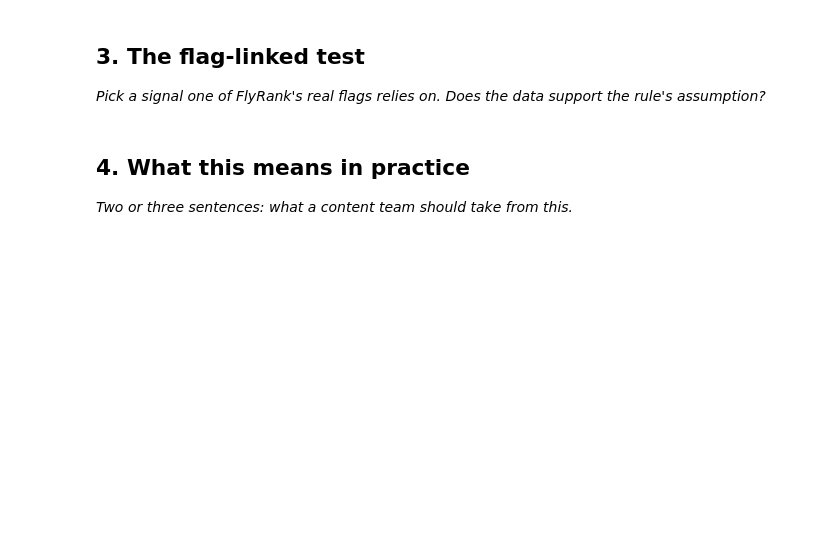
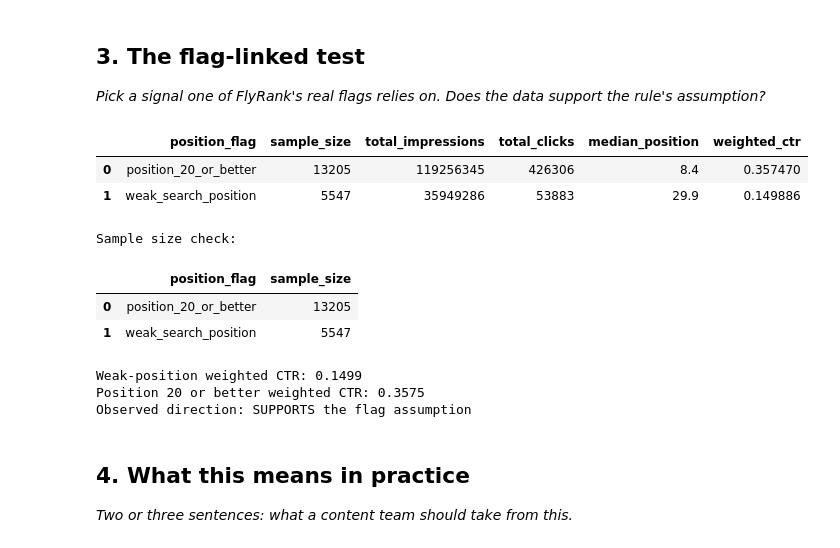
Before and after one commit to suyashverma0/flyrank-ml-workspace2, a Jupyter notebook: work/notebooks/w04_signal_audit.ipynb, the cells around one changed output. Cells and saved outputs as stored; diff of their text form; code cells hidden in the pictures; blank space fills up the shorter version.

```diff
--- a/work/notebooks/w04_signal_audit.ipynb
+++ b/work/notebooks/w04_signal_audit.ipynb
@@ -30,3 +327,76 @@ This skeleton is yours to fill. Work the sections **in order** — each one has
+# %%
+# This cell is for CODE (numbers, a query, a check).
+# Write your text answer in the cell ABOVE this one — typing sentences here breaks Run All.
+flag_data = df[
+    (df["impressions_90d"] >= 300) &
+    (df["avg_position"] > 0)
+].copy()
+
+flag_data["position_flag"] = np.where(
+    flag_data["avg_position"] > 20,
+    "weak_search_position",
+    "position_20_or_better"
+)
+
+flag_summary = (
+    flag_data.groupby("position_flag")
+    .agg(
+        sample_size=("content_id", "count"),
+        total_impressions=("impressions_90d", "sum"),
+        total_clicks=("clicks_90d", "sum"),
+        median_position=("avg_position", "median")
+    )
+    .reset_index()
+)
+
+# Weighted CTR = total clicks / total impressions * 100
+flag_summary["weighted_ctr"] = (
+    flag_summary["total_clicks"] /
+    flag_summary["total_impressions"] * 100
+)
+
+display(flag_summary)
+
+print("\nSample size check:")
+display(
+    flag_summary[["position_flag", "sample_size"]]
+)
+
+if len(flag_summary) == 2 and (flag_summary["sample_size"] >= 50).all():
+
+    weak_ctr = flag_summary.loc[
+        flag_summary["position_flag"] == "weak_search_position",
+        "weighted_ctr"
+    ].iloc[0]
+
+    better_ctr = flag_summary.loc[
+        flag_summary["position_flag"] == "position_20_or_better",
+        "weighted_ctr"
+    ].iloc[0]
+
+    print("\nWeak-position weighted CTR:", round(weak_ctr, 4))
+    print("Position 20 or better weighted CTR:", round(better_ctr, 4))
+
+    if weak_ctr < better_ctr:
+        print("Observed direction: SUPPORTS the flag assumption")
+    elif weak_ctr > better_ctr:
+        print("Observed direction: OPPOSES the flag assumption")
+    else:
+        print("Observed direction: NO DIFFERENCE")
+
+else:
+    print("Insufficient sample size for a firm flag verdict.")
+# %% [output]
+|  | position_flag | sample_size | total_impressions | total_clicks | median_position | weighted_ctr |
+| 0 | position_20_or_better | 13205 | 119256345 | 426306 | 8.4 | 0.357470 |
+| 1 | weak_search_position | 5547 | 35949286 | 53883 | 29.9 | 0.149886 |
+Sample size check:
+|  | position_flag | sample_size |
+| 0 | position_20_or_better | 13205 |
+| 1 | weak_search_position | 5547 |
+Weak-position weighted CTR: 0.1499
+Position 20 or better weighted CTR: 0.3575
+Observed direction: SUPPORTS the flag assumption
 # %% [markdown]
 ## 4. What this means in practice
 
```
Also changed, not shown: parts of 8 cells of this notebook.
